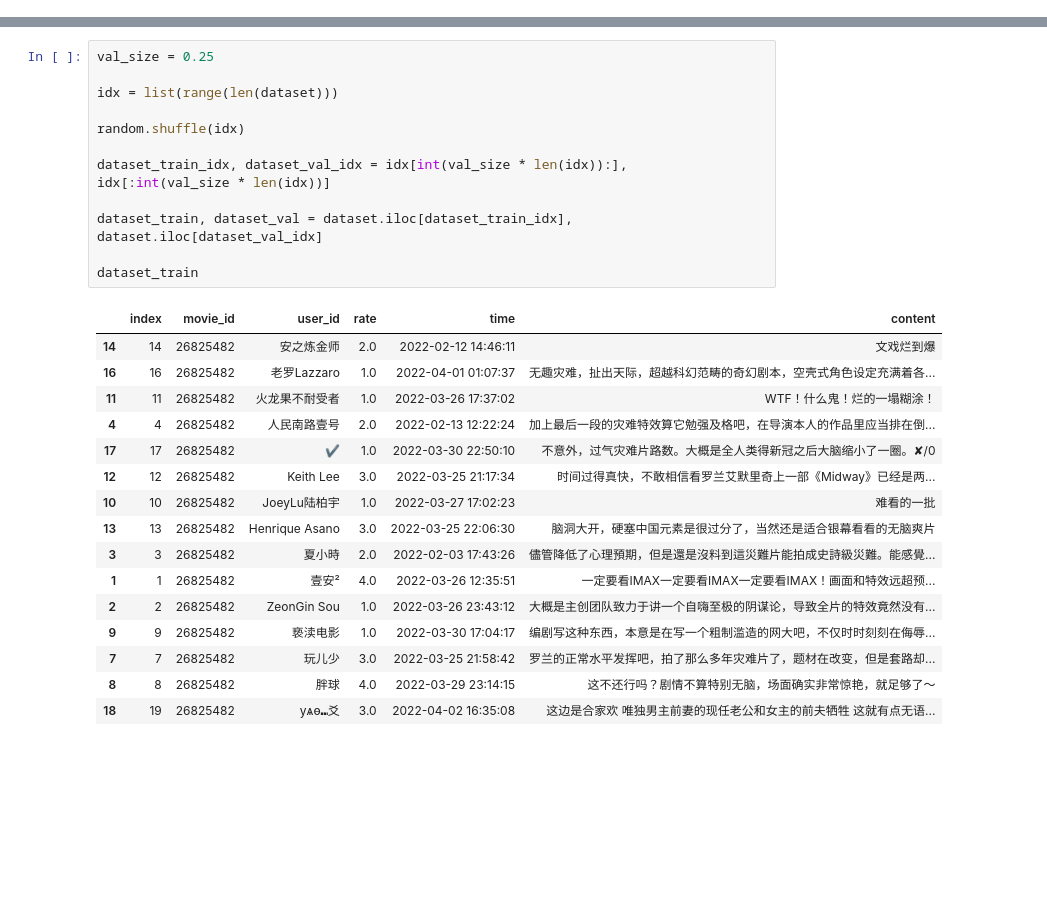
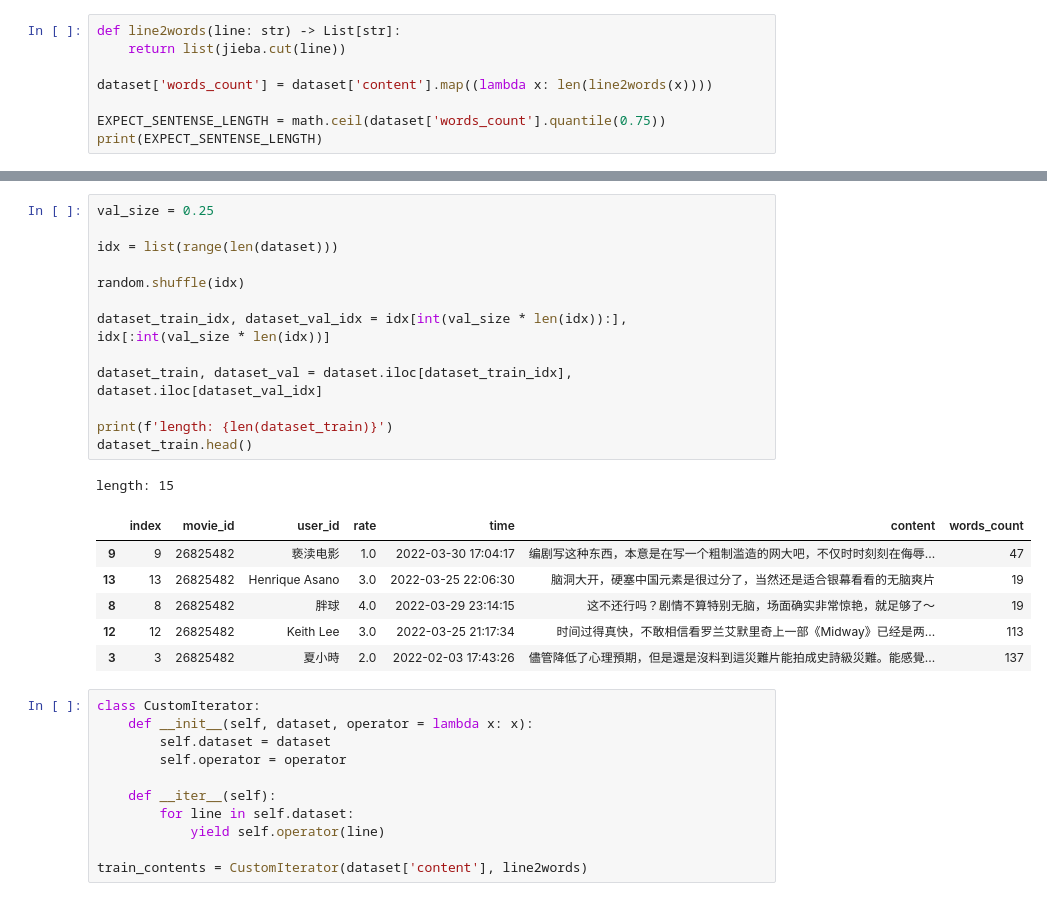
Before and after one commit to RedContritio/douban-movie-comment, a Jupyter notebook: src/preprocess.ipynb, the cells around one changed output, grey strips where cells are left out. Drawn from its saved outputs; the diff is of its cells as text; blank space fills up the shorter version.

```diff
--- a/src/preprocess.ipynb
+++ b/src/preprocess.ipynb
@@ -48,0 +43,8 @@ dataset
+# %%
+def line2words(line: str) -> List[str]:
+    return list(jieba.cut(line))
+
+dataset['words_count'] = dataset['content'].map((lambda x: len(line2words(x))))
+
+EXPECT_SENTENSE_LENGTH = math.ceil(dataset['words_count'].quantile(0.75))
+print(EXPECT_SENTENSE_LENGTH)
@@ -49,29 +63,32 @@ dataset
 # %%
 val_size = 0.25
 
 idx = list(range(len(dataset)))
 
 random.shuffle(idx)
 
 dataset_train_idx, dataset_val_idx = idx[int(val_size * len(idx)):], idx[:int(val_size * len(idx))]
 
 dataset_train, dataset_val = dataset.iloc[dataset_train_idx], dataset.iloc[dataset_val_idx]
 
-dataset_train
+print(f'length: {len(dataset_train)}')
+dataset_train.head()
 # %% [output]
+length: 15
-|  | index | movie_id | user_id | rate | time | content |
-| 14 | 14 | 26825482 | 安之炼金师 | 2.0 | 2022-02-12 14:46:11 | 文戏烂到爆 |
-| 16 | 16 | 26825482 | 老罗Lazzaro | 1.0 | 2022-04-01 01:07:37 | 无趣灾难，扯出天际，超越科幻范畴的奇幻剧本，空壳式角色设定充满着各... |
-| 11 | 11 | 26825482 | 火龙果不耐受者 | 1.0 | 2022-03-26 17:37:02 | WTF！什么鬼！烂的一塌糊涂！ |
-| 4 | 4 | 26825482 | 人民南路壹号 | 2.0 | 2022-02-13 12:22:24 | 加上最后一段的灾难特效算它勉强及格吧，在导演本人的作品里应当排在倒... |
-| 17 | 17 | 26825482 | ✔ | 1.0 | 2022-03-30 22:50:10 | 不意外，过气灾难片路数。大概是全人类得新冠之后大脑缩小了一圈。✘/0 |
-| 12 | 12 | 26825482 | Keith Lee | 3.0 | 2022-03-25 21:17:34 | 时间过得真快，不敢相信看罗兰艾默里奇上一部《Midway》已经是两... |
-| 10 | 10 | 26825482 | JoeyLu陆柏宇 | 1.0 | 2022-03-27 17:02:23 | 难看的一批 |
-| 13 | 13 | 26825482 | Henrique Asano | 3.0 | 2022-03-25 22:06:30 | 脑洞大开，硬塞中国元素是很过分了，当然还是适合银幕看看的无脑爽片 |
-| 3 | 3 | 26825482 | 夏小時 | 2.0 | 2022-02-03 17:43:26 | 儘管降低了心理預期，但是還是沒料到這災難片能拍成史詩級災難。能感覺... |
-| 1 | 1 | 26825482 | 壹安² | 4.0 | 2022-03-26 12:35:51 | 一定要看IMAX一定要看IMAX一定要看IMAX！画面和特效远超预... |
-| 2 | 2 | 26825482 | ZeonGin Sou | 1.0 | 2022-03-26 23:43:12 | 大概是主创团队致力于讲一个自嗨至极的阴谋论，导致全片的特效竟然没有... |
-| 9 | 9 | 26825482 | 亵渎电影 | 1.0 | 2022-03-30 17:04:17 | 编剧写这种东西，本意是在写一个粗制滥造的网大吧，不仅时时刻刻在侮辱... |
-| 7 | 7 | 26825482 | 玩儿少 | 3.0 | 2022-03-25 21:58:42 | 罗兰的正常水平发挥吧，拍了那么多年灾难片了，题材在改变，但是套路却... |
-| 8 | 8 | 26825482 | 胖球 | 4.0 | 2022-03-29 23:14:15 | 这不还行吗？剧情不算特别无脑，场面确实非常惊艳，就足够了～ |
-| 18 | 19 | 26825482 | yѧѳ⑉爻 | 3.0 | 2022-04-02 16:35:08 | 这边是合家欢 唯独男主前妻的现任老公和女主的前夫牺牲 这就有点无语... |
+|  | index | movie_id | user_id | rate | time | content | words_count |
+| 9 | 9 | 26825482 | 亵渎电影 | 1.0 | 2022-03-30 17:04:17 | 编剧写这种东西，本意是在写一个粗制滥造的网大吧，不仅时时刻刻在侮辱... | 47 |
+| 13 | 13 | 26825482 | Henrique Asano | 3.0 | 2022-03-25 22:06:30 | 脑洞大开，硬塞中国元素是很过分了，当然还是适合银幕看看的无脑爽片 | 19 |
+| 8 | 8 | 26825482 | 胖球 | 4.0 | 2022-03-29 23:14:15 | 这不还行吗？剧情不算特别无脑，场面确实非常惊艳，就足够了～ | 19 |
+| 12 | 12 | 26825482 | Keith Lee | 3.0 | 2022-03-25 21:17:34 | 时间过得真快，不敢相信看罗兰艾默里奇上一部《Midway》已经是两... | 113 |
+| 3 | 3 | 26825482 | 夏小時 | 2.0 | 2022-02-03 17:43:26 | 儘管降低了心理預期，但是還是沒料到這災難片能拍成史詩級災難。能感覺... | 137 |
+# %%
+class CustomIterator:
+    def __init__(self, dataset, operator = lambda x: x):
+        self.dataset = dataset
+        self.operator = operator
+
+    def __iter__(self):
+        for line in self.dataset:
+            yield self.operator(line)
+
+train_contents = CustomIterator(dataset['content'], line2words)
```
Also changed, not shown: parts of 32 cells of this notebook, 1 other file.
